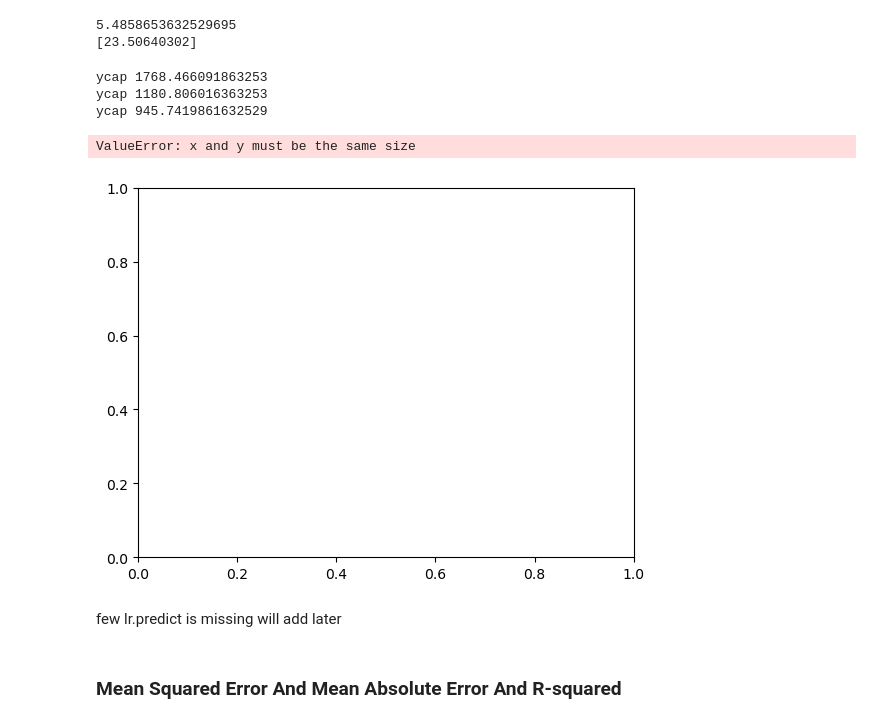
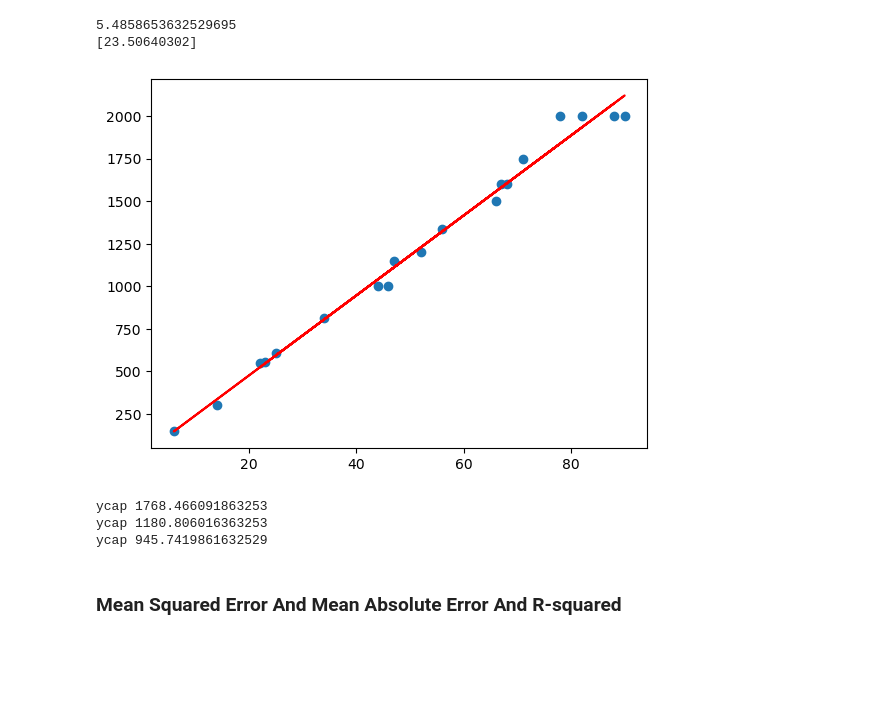
Before and after one commit to darsh996/Practical_Machine_Learning, a Jupyter notebook: Linear Regression.ipynb, the cells around one changed output. Cells and saved outputs as stored; diff of their text form; code cells hidden in the pictures; blank space fills up the shorter version.

Commit message:
Removed Error

```diff
--- a/Linear Regression.ipynb
+++ b/Linear Regression.ipynb
@@ -138,22 +140,19 @@ print(slope)
 [23.50640302]
 # %%
 ycap = slope*x + intercept
-# %%
-for x in [75,50,40]:
-    print("ycap",23.50640302*x + 5.4858653632529695)
-# %% [output]
-ycap 1768.466091863253
-ycap 1180.806016363253
-ycap 945.7419861632529
 # %%
 plt.scatter(x,y)
 plt.plot(x,ycap,c='red')
-plt.show
+plt.show()
 # %% [output]
-ValueError: x and y must be the same size
-[figure, old version]
+[figure, new version]
-# %% [markdown]
-few lr.predict is missing will add later
+# %%
+for x in [75,50,40]:
+    print("ycap",23.50640302*x + 5.4858653632529695)
+# %% [output]
+ycap 1768.466091863253
+ycap 1180.806016363253
+ycap 945.7419861632529
 # %% [markdown]
 ### Mean Squared Error And Mean Absolute Error And R-squared
 # %%
```
Also changed, not shown: parts of 13 cells of this notebook.
